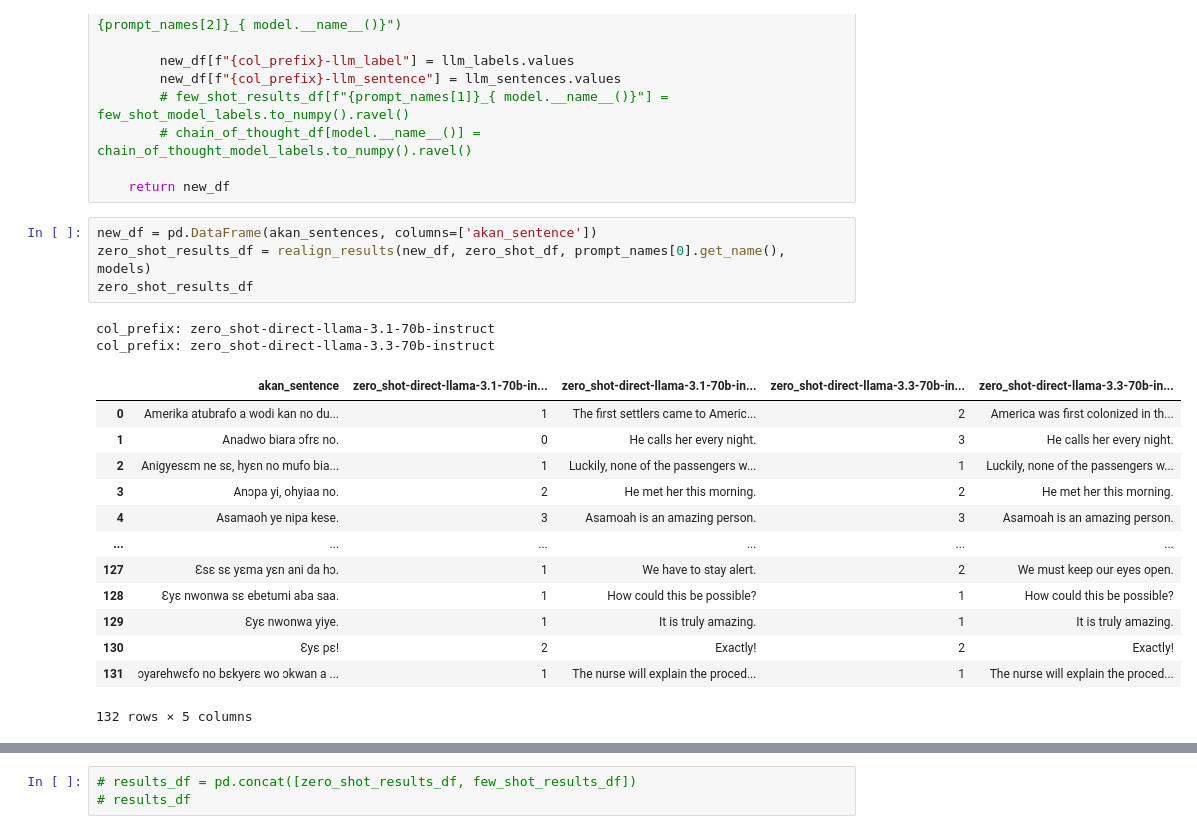
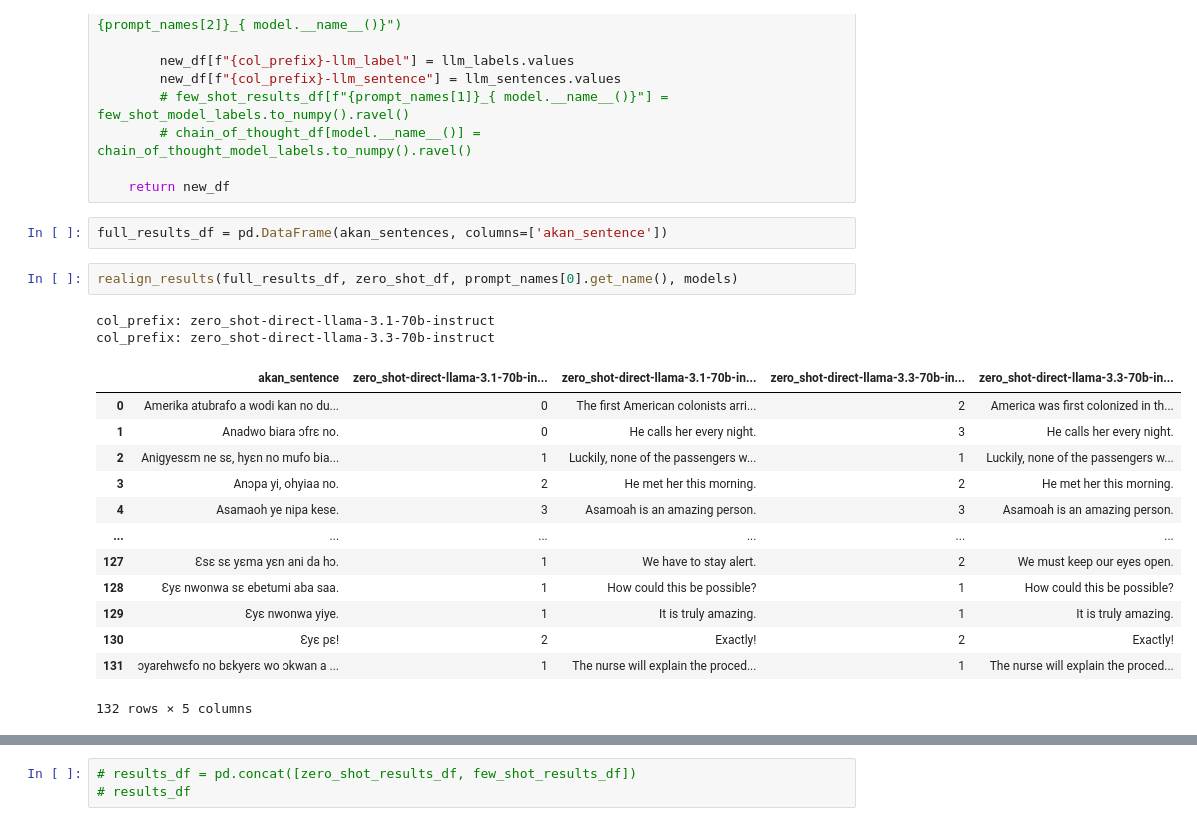
Before and after one commit to Brinkley97/comp-express-mt, a Jupyter notebook: notebook_experiments/prompt_results-experiment_a.ipynb, the cells around one changed output, grey strips where cells are left out. Cells and saved outputs as stored; diff of their text form.

Commit message:
feat: matching true data to llm data

```diff
--- a/notebook_experiments/prompt_results-experiment_a.ipynb
+++ b/notebook_experiments/prompt_results-experiment_a.ipynb
@@ -236,15 +232,15 @@ def realign_results(new_df, results_df, prompt_type, models):
         # chain_of_thought_df[model.__name__()] = chain_of_thought_model_labels.to_numpy().ravel()
 
     return new_df
+# %%
+full_results_df = pd.DataFrame(akan_sentences, columns=['akan_sentence'])
 # %%
-new_df = pd.DataFrame(akan_sentences, columns=['akan_sentence'])
-zero_shot_results_df = realign_results(new_df, zero_shot_df, prompt_names[0].get_name(), models)
-zero_shot_results_df
+realign_results(full_results_df, zero_shot_df, prompt_names[0].get_name(), models)
 # %% [output]
 col_prefix: zero_shot-direct-llama-3.1-70b-instruct
 col_prefix: zero_shot-direct-llama-3.3-70b-instruct
 |  | akan_sentence | zero_shot-direct-llama-3.1-70b-in... | zero_shot-direct-llama-3.1-70b-in... | zero_shot-direct-llama-3.3-70b-in... | zero_shot-direct-llama-3.3-70b-in... |
-| 0 | Amerika atubrafo a wodi kan no du... | 1 | The first settlers came to Americ... | 2 | America was first colonized in th... |
+| 0 | Amerika atubrafo a wodi kan no du... | 0 | The first American colonists arri... | 2 | America was first colonized in th... |
 | 1 | Anadwo biara ɔfrɛ no. | 0 | He calls her every night. | 3 | He calls her every night. |
 | 2 | Anigyesɛm ne sɛ, hyɛn no mufo bia... | 1 | Luckily, none of the passengers w... | 1 | Luckily, none of the passengers w... |
 | 3 | Anɔpa yi, ohyiaa no. | 2 | He met her this morning. | 2 | He met her this morning. |
```
Also changed, not shown: parts of 9 cells of this notebook, 2 other files.
